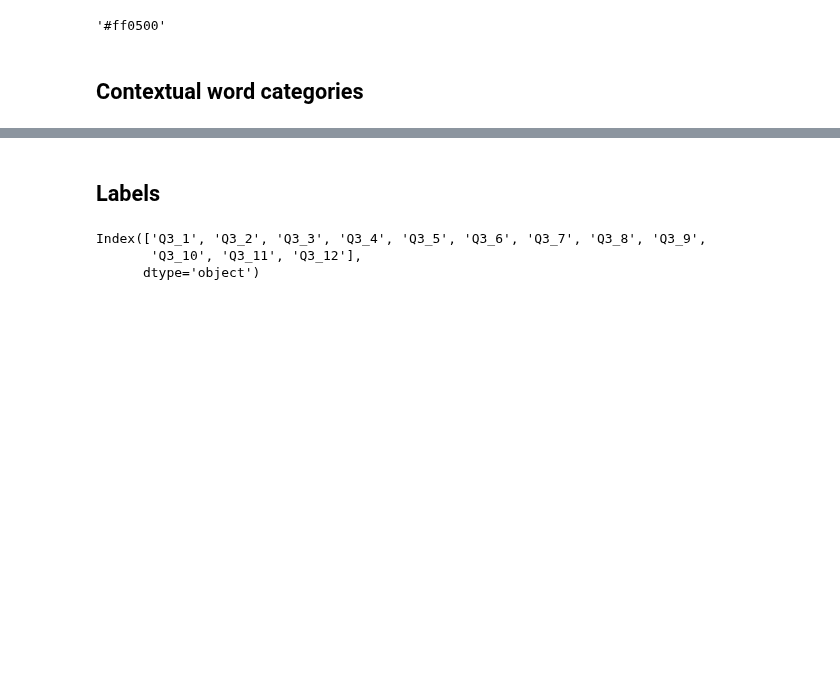
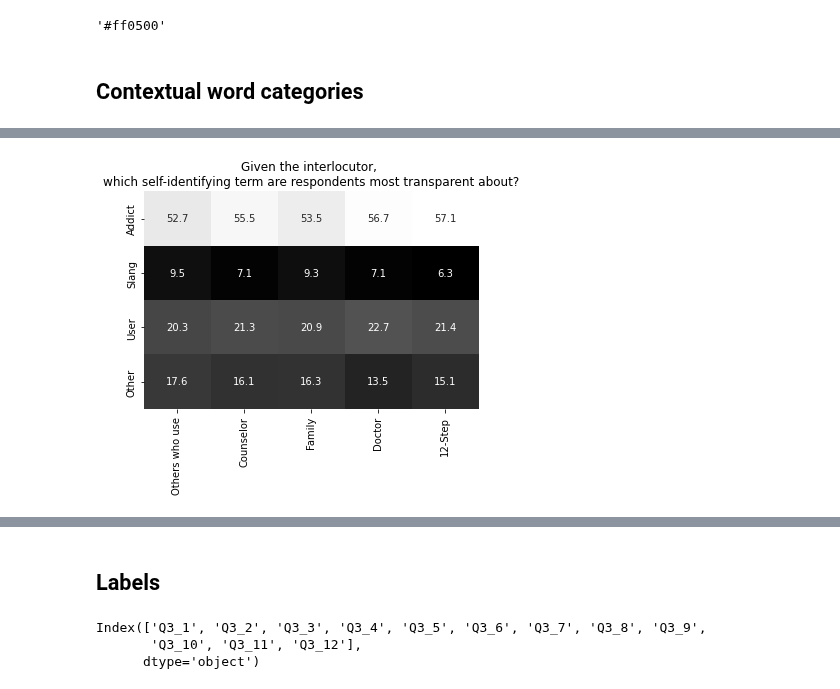
Before and after one commit to thorwhalen/likert, a Jupyter notebook: likert/examples/in_their_own_words/In their own words -- drug user self reference preferences.ipynb, the cells around one changed output, grey strips where cells are left out. Saved outputs shown, nothing was run; the diff lists cells and outputs as text; code cells hidden in the pictures; blank space fills up the shorter version.

```diff
--- a/likert/examples/in_their_own_words/In their own words -- drug user self reference preferences.ipynb
+++ b/likert/examples/in_their_own_words/In their own words -- drug user self reference preferences.ipynb
@@ -667,0 +569,11 @@ plt.title("Percentage within term (not including self)");
+# %%
+t, tt = proportion_and_confint(other_counts, interlocutor_transparency_counts)
+t *= 100
+myheatmap(t, fmt=".1f");
+plt.title(
+    "TERM_TRANSPARENCY_PROPORTIONS\n"
+    "Given the interlocutor, \n"
+    "which self-identifying term are respondents most transparent about?"
+);
+# %% [output]
+[figure, added]
```
Also changed, not shown: parts of 46 cells of this notebook, 1 other file.
